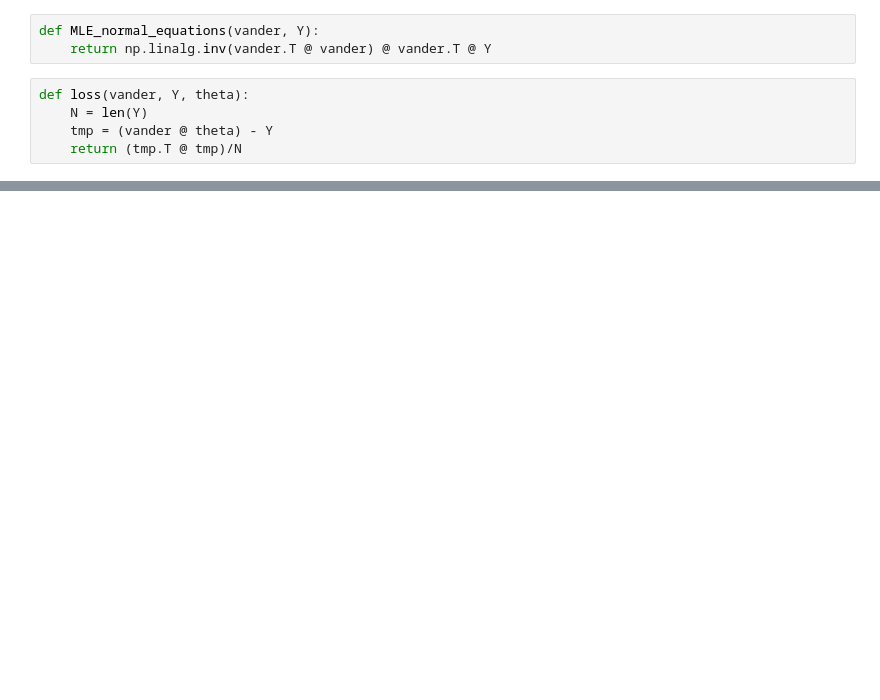
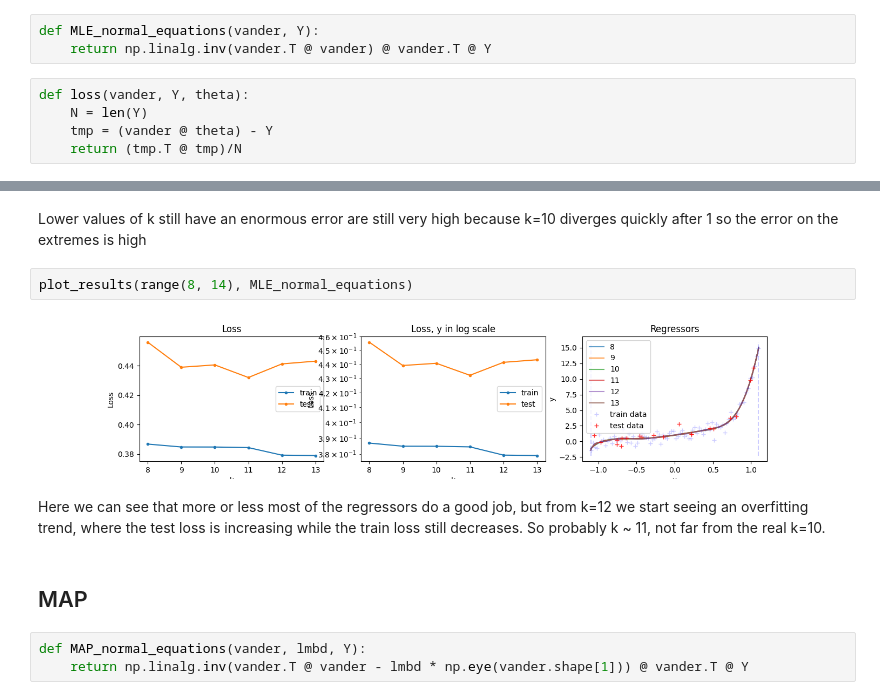
Before and after one commit to MarcelloCeresini/StatMatMethodsAI, a Jupyter notebook: src/Homework4.ipynb, the cells around one changed output, grey strips where cells are left out. Drawn from its saved outputs; the diff is of its cells as text; blank space fills up the shorter version.

```diff
--- a/src/Homework4.ipynb
+++ b/src/Homework4.ipynb
@@ -141,0 +122,13 @@ def create_new_data(N, a, b, train_split, K):
+# %% [markdown]
+Lower values of k still have an enormous error are still very high because k=10 diverges quickly after 1 so the error on the extremes is high
+# %%
+plot_results(range(8, 14), MLE_normal_equations)
+# %% [output]
+[figure, added]
+# %% [markdown]
+Here we can see that more or less most of the regressors do a good job, but from k=12 we start seeing an overfitting trend, where the test loss is increasing while the train loss still decreases. So probably k ~ 11, not far from the real k=10.
+# %% [markdown]
+## MAP
+# %%
+def MAP_normal_equations(vander, lmbd, Y):
+    return np.linalg.inv(vander.T @ vander - lmbd * np.eye(vander.shape[1])) @ vander.T @ Y
```
Also changed, not shown: parts of 21 cells of this notebook.
